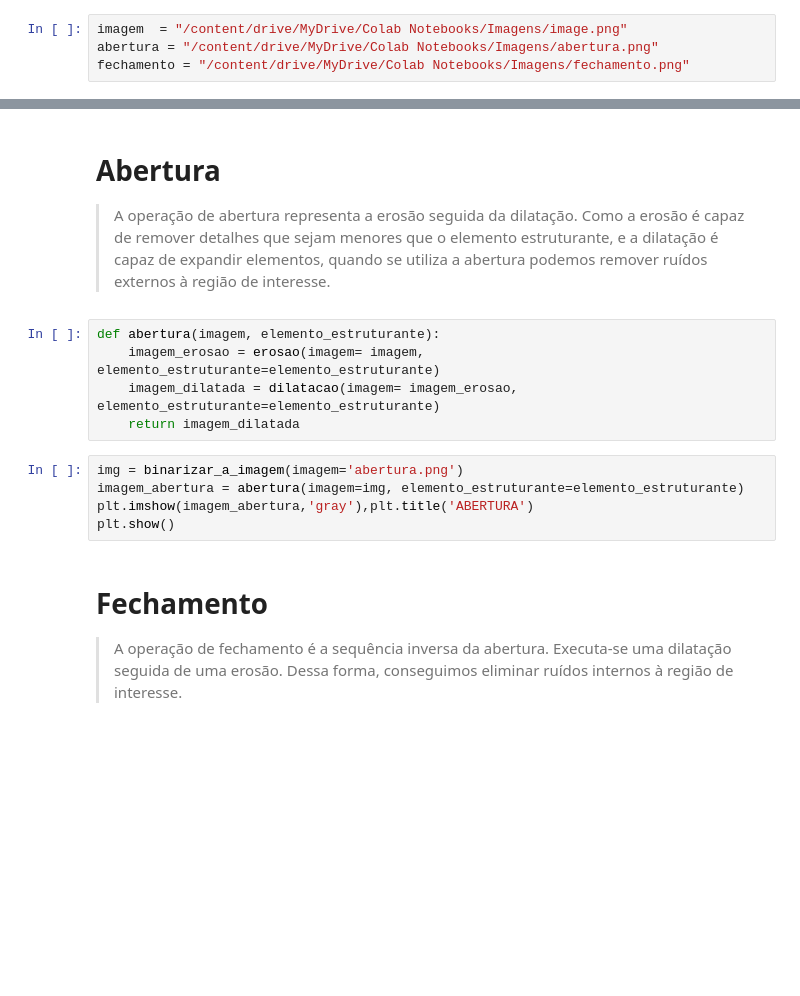
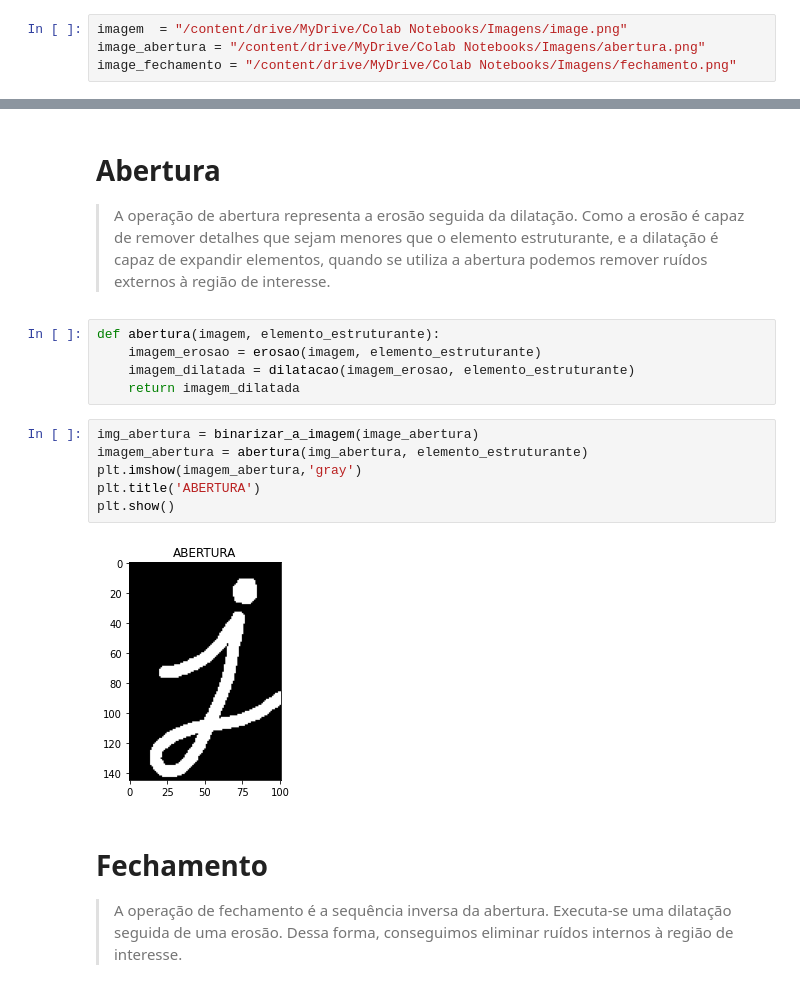
Before and after one commit to Jose-Bruno/ProcessamentoDigitalDeImagens, a Jupyter notebook: Projeto_Final_José_Bruno_da_Silva_Santos.ipynb, the cells around one changed output, grey strips where cells are left out. Saved outputs shown, nothing was run; the diff lists cells and outputs as text; blank space fills up the shorter version.

```diff
--- a/Projeto_Final_José_Bruno_da_Silva_Santos.ipynb
+++ b/Projeto_Final_José_Bruno_da_Silva_Santos.ipynb
@@ -37,8 +37,8 @@ branco e 0 = pixel preto (o que caracteriza uma imagem binária).
 # ***Imagem Utilizada***
 # %%
 imagem  = "/content/drive/MyDrive/Colab Notebooks/Imagens/image.png"
-abertura = "/content/drive/MyDrive/Colab Notebooks/Imagens/abertura.png"
-fechamento = "/content/drive/MyDrive/Colab Notebooks/Imagens/fechamento.png"
+image_abertura = "/content/drive/MyDrive/Colab Notebooks/Imagens/abertura.png"
+image_fechamento = "/content/drive/MyDrive/Colab Notebooks/Imagens/fechamento.png"
 # %% [markdown]
 # **Binarizar a imagem**
 # %%
@@ -125,14 +125,17 @@ dilatação é capaz de expandir elementos, quando se utiliza a abertura podemos
 remover ruídos externos à região de interesse.
 # %%
 def abertura(imagem, elemento_estruturante):
-    imagem_erosao = erosao(imagem= imagem, elemento_estruturante=elemento_estruturante)
-    imagem_dilatada = dilatacao(imagem= imagem_erosao, elemento_estruturante=elemento_estruturante)
+    imagem_erosao = erosao(imagem, elemento_estruturante)
+    imagem_dilatada = dilatacao(imagem_erosao, elemento_estruturante)
     return imagem_dilatada
 # %%
-img = binarizar_a_imagem(imagem='abertura.png')
-imagem_abertura = abertura(imagem=img, elemento_estruturante=elemento_estruturante)
-plt.imshow(imagem_abertura,'gray'),plt.title('ABERTURA')
+img_abertura = binarizar_a_imagem(image_abertura)
+imagem_abertura = abertura(img_abertura, elemento_estruturante)
+plt.imshow(imagem_abertura,'gray')
+plt.title('ABERTURA')
 plt.show()
+# %% [output]
+[figure, added]
 # %% [markdown]
 # **Fechamento**
 
```
Also changed, not shown: parts of 2 cells of this notebook.
